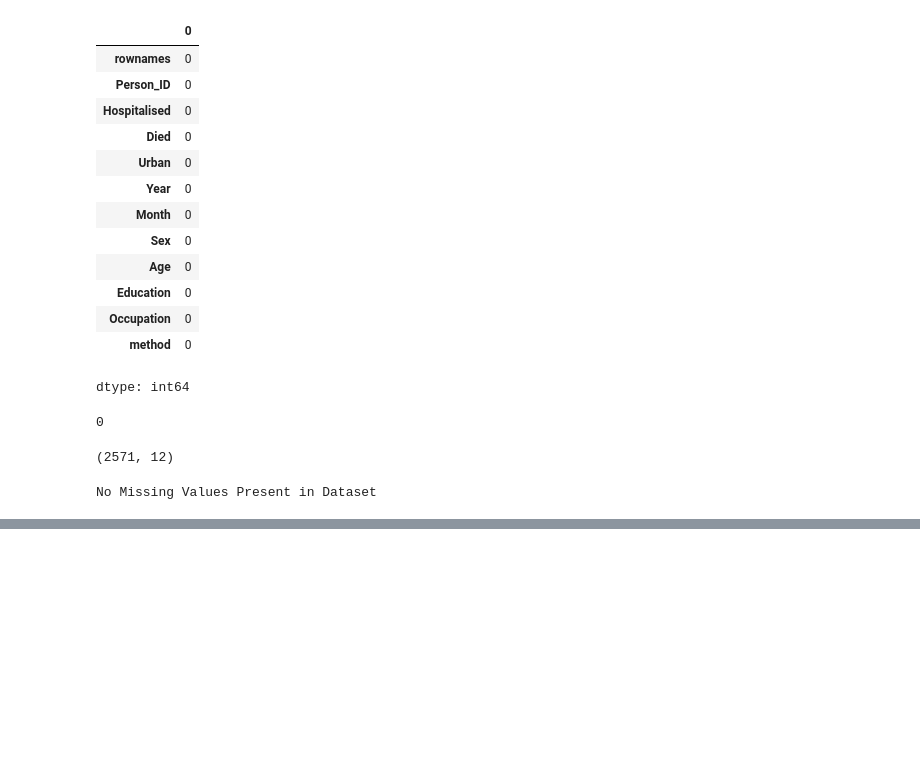
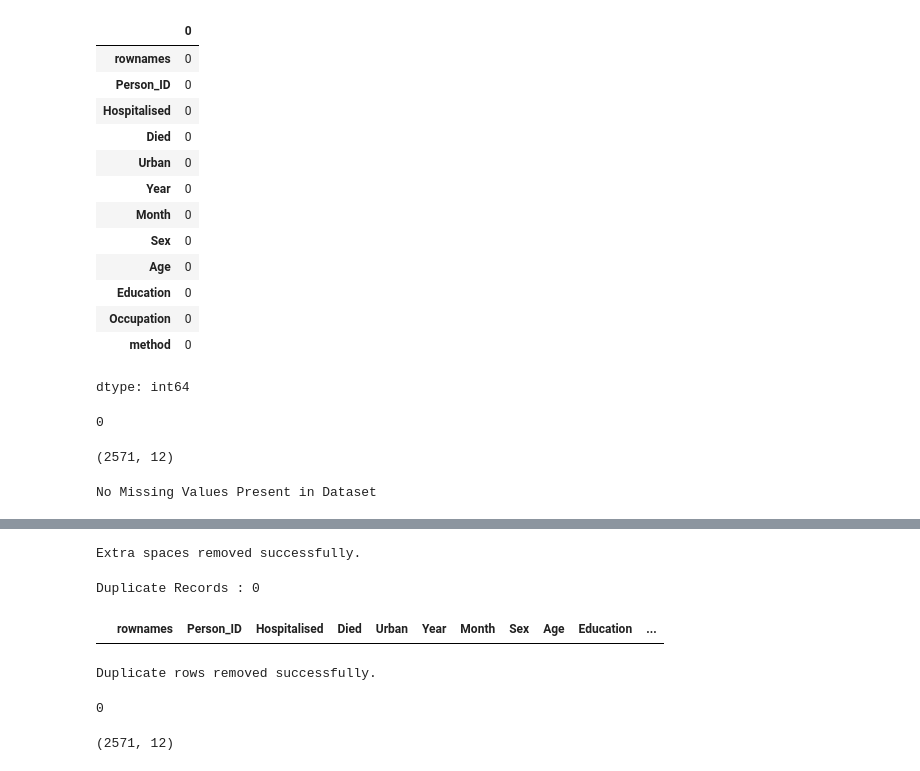
Before and after one commit to kyogeshsagar/K_YOGESH_SAGAR, a Jupyter notebook: EDA_Phase1.ipynb, the cells around one changed output, grey strips where cells are left out. Cells and saved outputs as stored; diff of their text form; code cells hidden in the pictures; blank space fills up the shorter version.

```diff
--- a/EDA_Phase1.ipynb
+++ b/EDA_Phase1.ipynb
@@ -631,0 +669,6 @@ No Missing Values Present in Dataset
+# %%
+# Find Object Columns
+
+object_columns = df.select_dtypes(include="object").columns
+
+print(object_columns)
@@ -631,0 +679,12 @@ No Missing Values Present in Dataset
+# %%
+# Check Non-Numeric Values
+
+for col in object_columns:
+
+    print("="*60)
+    print("Column :", col)
+
+    try:
+        print(df[col].astype(str).str.isnumeric().value_counts())
+    except:
+        print("Cannot check numeric values.")
@@ -631,0 +709,9 @@ No Missing Values Present in Dataset
+# %%
+# Display Unique Values
+
+for col in object_columns:
+
+    print("="*60)
+    print(col)
+
+    print(df[col].unique())
@@ -631,0 +736,43 @@ No Missing Values Present in Dataset
+# %%
+# Remove Extra Spaces
+
+for col in object_columns:
+
+    df[col] = df[col].astype(str).str.strip()
+
+print("Extra spaces removed successfully.")
+# %% [output]
+Extra spaces removed successfully.
+# %%
+# Check Duplicate Records
+
+duplicates = df.duplicated().sum()
+
+print("Duplicate Records :", duplicates)
+# %% [output]
+Duplicate Records : 0
+# %%
+# Duplicate Rows
+
+df[df.duplicated()]
+# %% [output]
+|  | rownames | Person_ID | Hospitalised | Died | Urban | Year | Month | Sex | Age | Education | ... |
+# %%
+# Remove Duplicate Records
+df.drop_duplicates(inplace=True)
+
+print("Duplicate rows removed successfully.")
+# %% [output]
+Duplicate rows removed successfully.
+# %%
+# Verify Duplicate Removal
+
+print(df.duplicated().sum())
+# %% [output]
+0
+# %%
+# Dataset Shape After Cleaning
+
+print(df.shape)
+# %% [output]
+(2571, 12)
```
Also changed, not shown: parts of 23 cells of this notebook.
